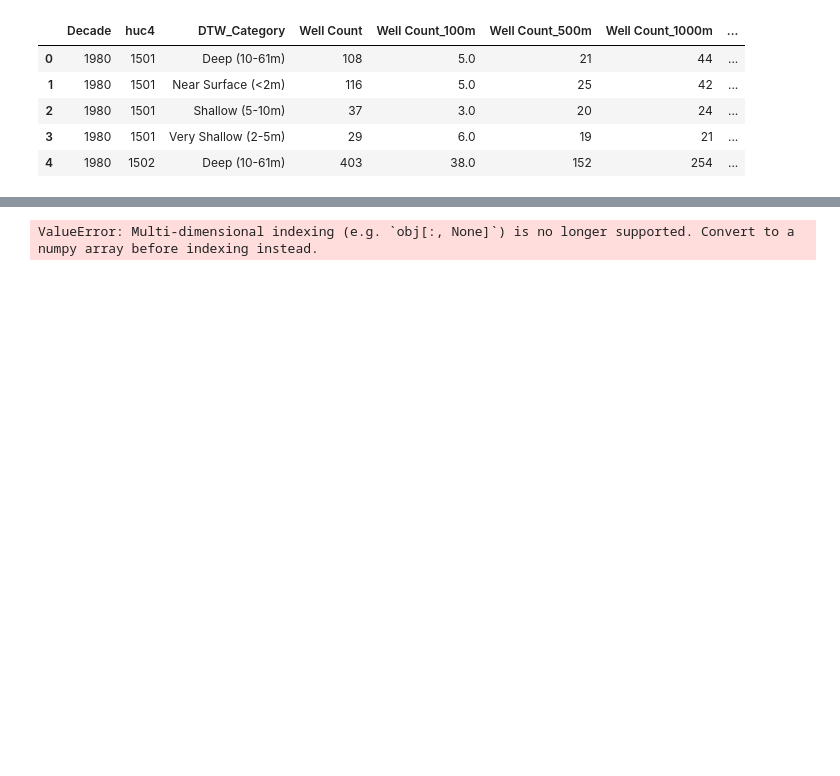
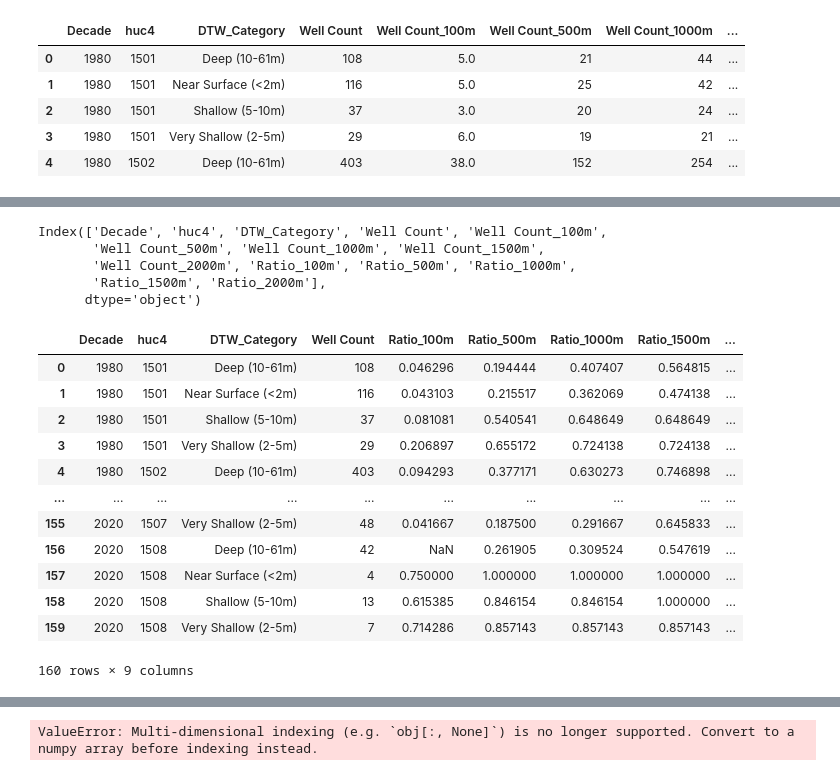
Before and after one commit to dtadych/Shallow_Groundwater_AZ, a Jupyter notebook: Code/FigureCreation/2_DTW_WellCountGraphs.ipynb, the cells around one changed output, grey strips where cells are left out. Saved outputs shown, nothing was run; the diff lists cells and outputs as text; code cells hidden in the pictures; blank space fills up the shorter version.

```diff
--- a/Code/FigureCreation/2_DTW_WellCountGraphs.ipynb
+++ b/Code/FigureCreation/2_DTW_WellCountGraphs.ipynb
@@ -156,0 +239,29 @@ boundaries_stats.head()
+# %%
+boundaries_percents.columns
+# %% [output]
+Index(['Decade', 'huc4', 'DTW_Category', 'Well Count', 'Well Count_100m',
+       'Well Count_500m', 'Well Count_1000m', 'Well Count_1500m',
+       'Well Count_2000m', 'Ratio_100m', 'Ratio_500m', 'Ratio_1000m',
+       'Ratio_1500m', 'Ratio_2000m'],
+      dtype='object')
+# %%
+boundaries_percents = boundaries_percents.drop(columns = [
+       # 'Well Count',
+       'Well Count_100m',
+       'Well Count_500m', 'Well Count_1000m', 'Well Count_1500m',
+       'Well Count_2000m'])
+boundaries_percents
+# %% [output]
+|  | Decade | huc4 | DTW_Category | Well Count | Ratio_100m | Ratio_500m | Ratio_1000m | Ratio_1500m | ... |
+| 0 | 1980 | 1501 | Deep (10-61m) | 108 | 0.046296 | 0.194444 | 0.407407 | 0.564815 | ... |
+| 1 | 1980 | 1501 | Near Surface (<2m) | 116 | 0.043103 | 0.215517 | 0.362069 | 0.474138 | ... |
+| 2 | 1980 | 1501 | Shallow (5-10m) | 37 | 0.081081 | 0.540541 | 0.648649 | 0.648649 | ... |
+| 3 | 1980 | 1501 | Very Shallow (2-5m) | 29 | 0.206897 | 0.655172 | 0.724138 | 0.724138 | ... |
+| 4 | 1980 | 1502 | Deep (10-61m) | 403 | 0.094293 | 0.377171 | 0.630273 | 0.746898 | ... |
+| ... | ... | ... | ... | ... | ... | ... | ... | ... | ... |
+| 155 | 2020 | 1507 | Very Shallow (2-5m) | 48 | 0.041667 | 0.187500 | 0.291667 | 0.645833 | ... |
+| 156 | 2020 | 1508 | Deep (10-61m) | 42 | NaN | 0.261905 | 0.309524 | 0.547619 | ... |
+| 157 | 2020 | 1508 | Near Surface (<2m) | 4 | 0.750000 | 1.000000 | 1.000000 | 1.000000 | ... |
+| 158 | 2020 | 1508 | Shallow (5-10m) | 13 | 0.615385 | 0.846154 | 0.846154 | 1.000000 | ... |
+| 159 | 2020 | 1508 | Very Shallow (2-5m) | 7 | 0.714286 | 0.857143 | 0.857143 | 0.857143 | ... |
+160 rows × 9 columns
```
Also changed, not shown: parts of 15 cells of this notebook, 5 other files.
